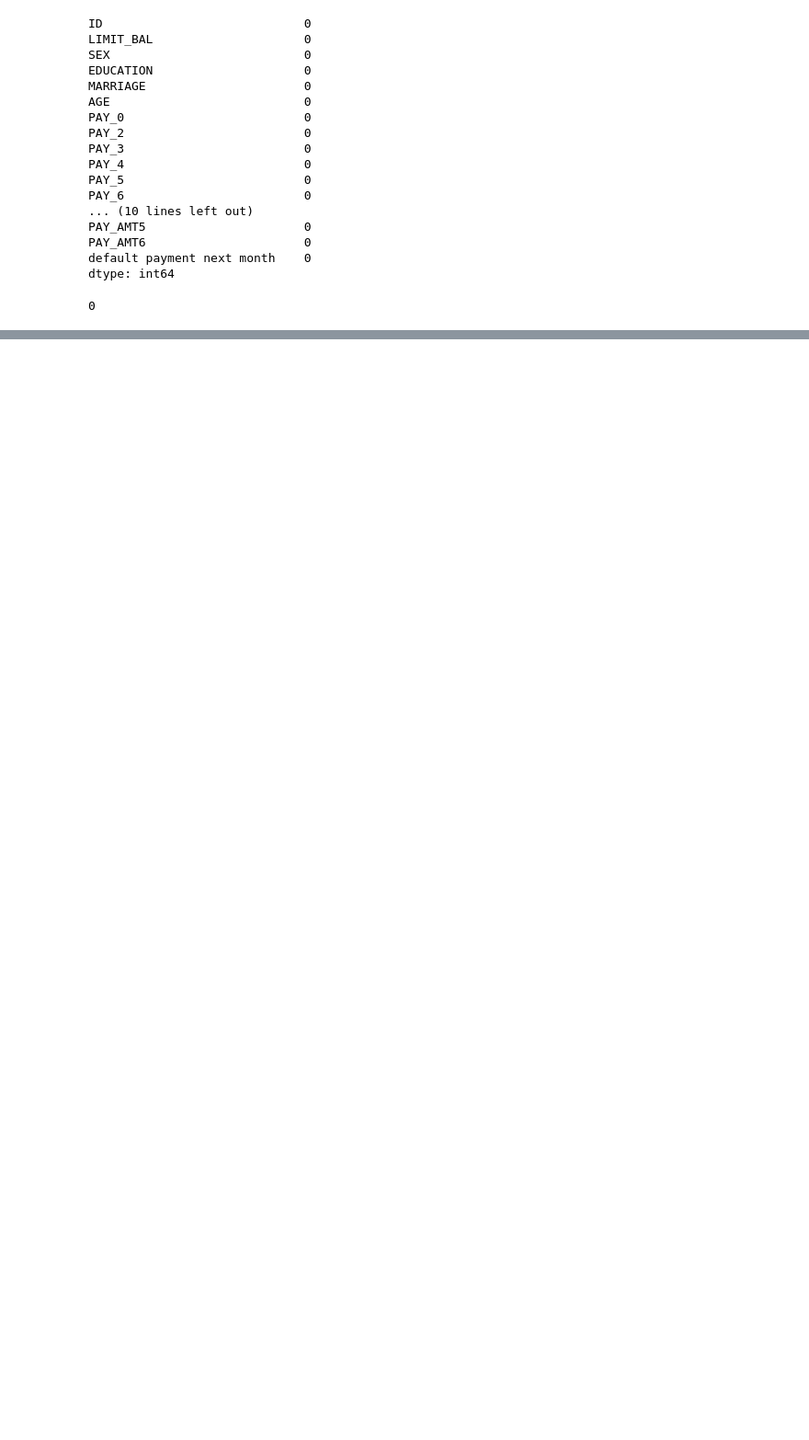
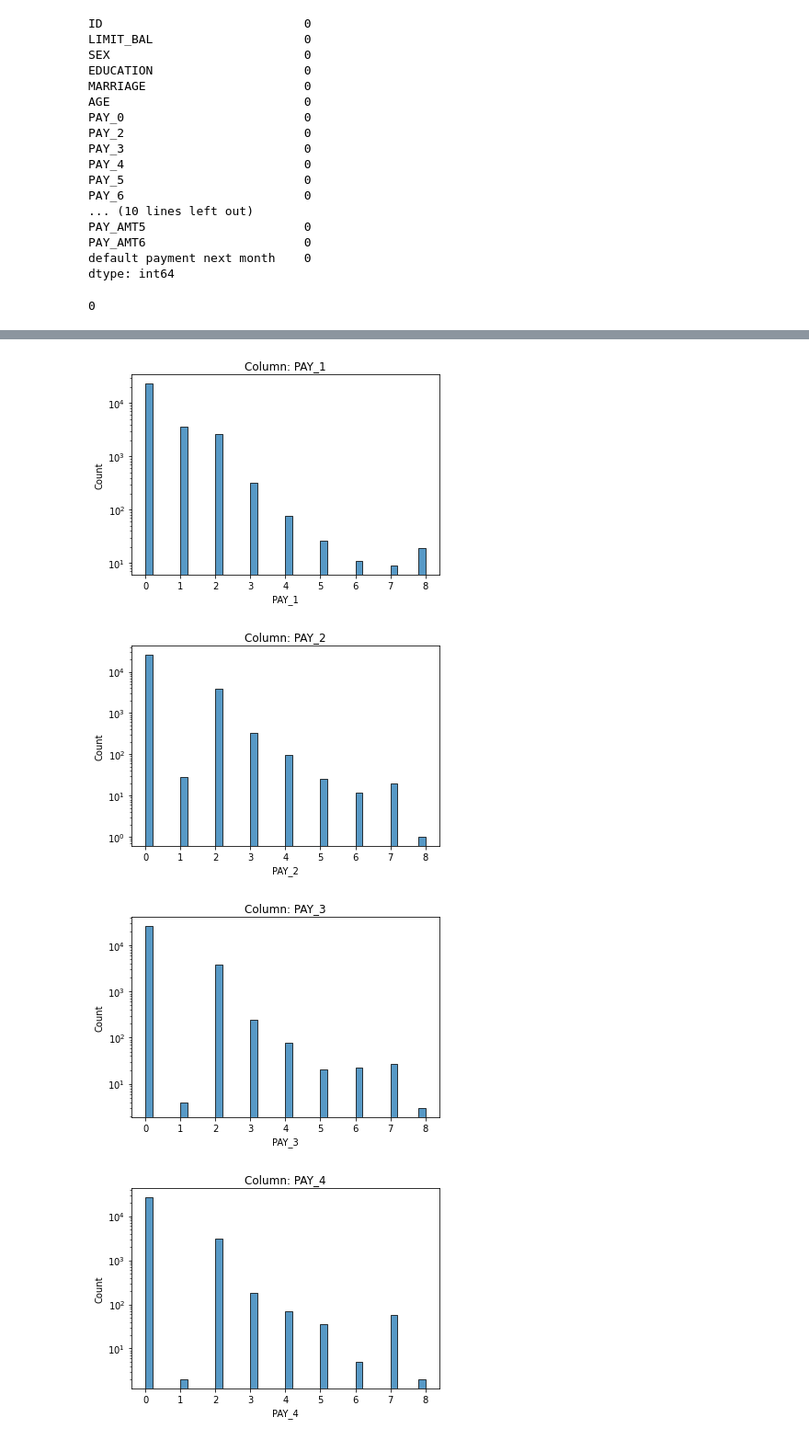
Before and after one commit to apayal/capstone_project, a Jupyter notebook: _notebooks/2022-07-01-eda.ipynb, the cells around one changed output, grey strips where cells are left out. Shown at 92% size. Cells and saved outputs as stored; diff of their text form; code cells hidden in the pictures; blank space fills up the shorter version.

```diff
--- a/_notebooks/2022-07-01-eda.ipynb
+++ b/_notebooks/2022-07-01-eda.ipynb
@@ -98,0 +317,12 @@ Name: MARRIAGE, dtype: int64
+# %%
+for col in credit_df_pay_col:
+    plt.figure()
+    plt.title(f'Column: {col}')
+    sns.histplot(credit_df[col], bins=40)
+    plt.yscale('log')
+    plt.show()
+# %% [output]
+[figure, added]
+[figure, added]
+[figure, added]
+[figure, added]
```
Also changed, not shown: parts of 66 cells of this notebook, 4 other files.
